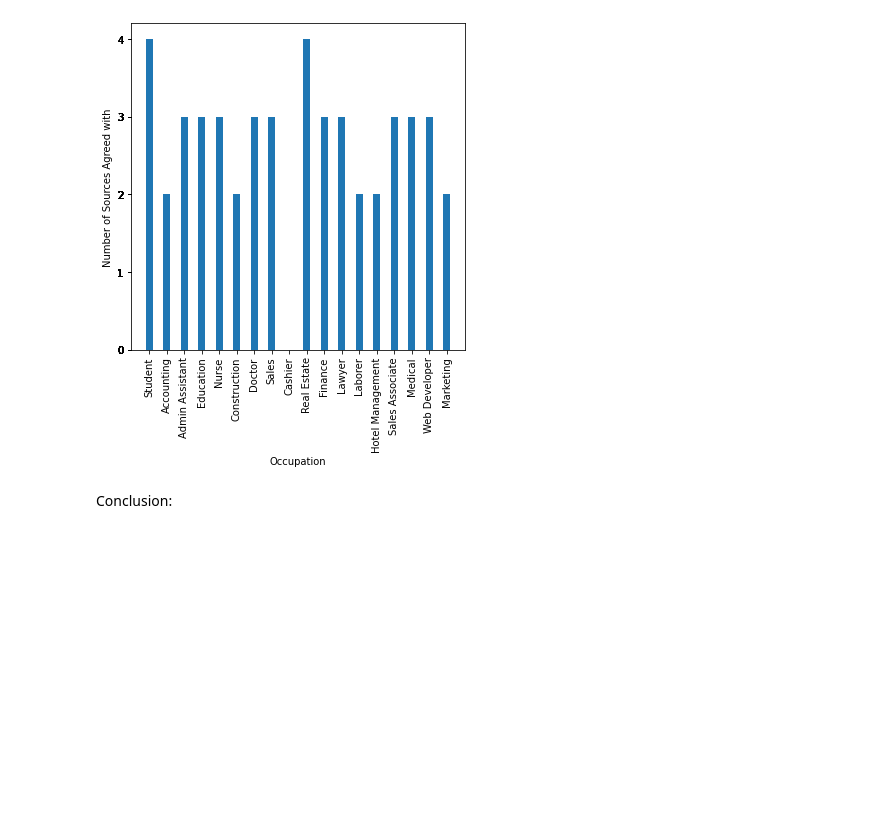
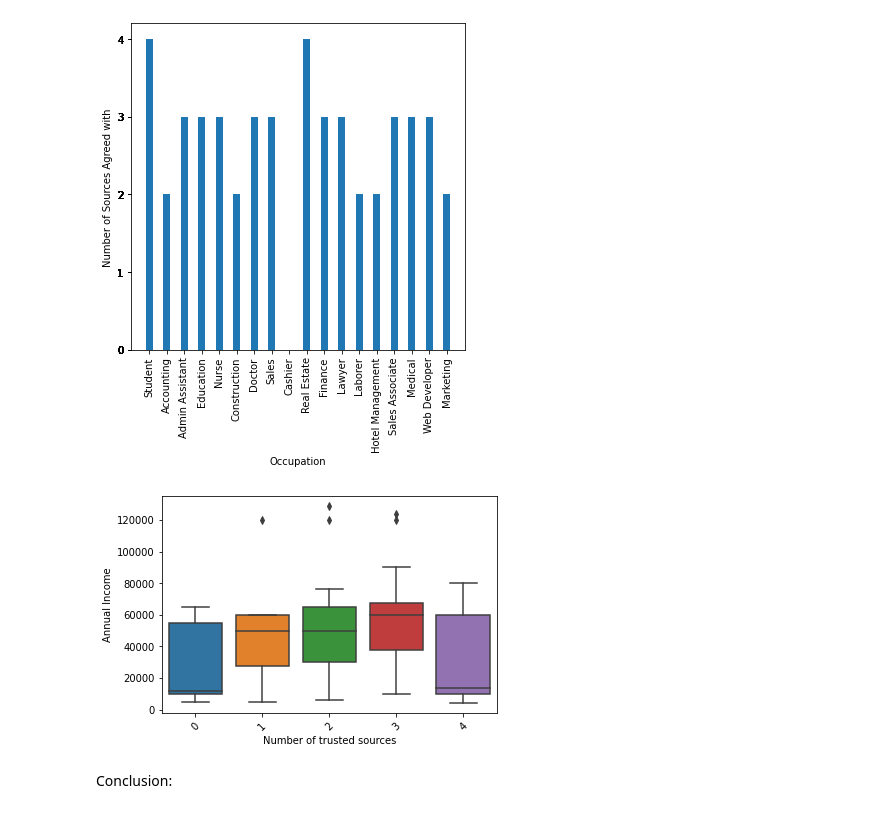
Before and after one commit to emilienaples/people_news_trust, a Jupyter notebook: people_news.ipynb, the cells around one changed output. Drawn from its saved outputs; the diff is of its cells as text; code cells hidden in the pictures; blank space fills up the shorter version.

```diff
--- a/people_news.ipynb
+++ b/people_news.ipynb
@@ -711,5 +813,14 @@ plt.ylabel("Number of Sources Agreed with")
 plt.show()
 # %% [output]
 [figure]
+# %%
+# 6) Does income influence the number of sources people trust?
+sns.boxplot(x=news['num_reliable'], y='Annual Income', data=news)
+plt.xlabel('Number of trusted sources') # Set text for the x axis
+plt.xticks(rotation=45)
+plt.ylabel('Annual Income')# Set text for y axis
+plt.show()
+# %% [output]
+[figure, added]
 # %% [markdown]
 Conclusion:
```
Also changed, not shown: parts of 61 cells of this notebook.
